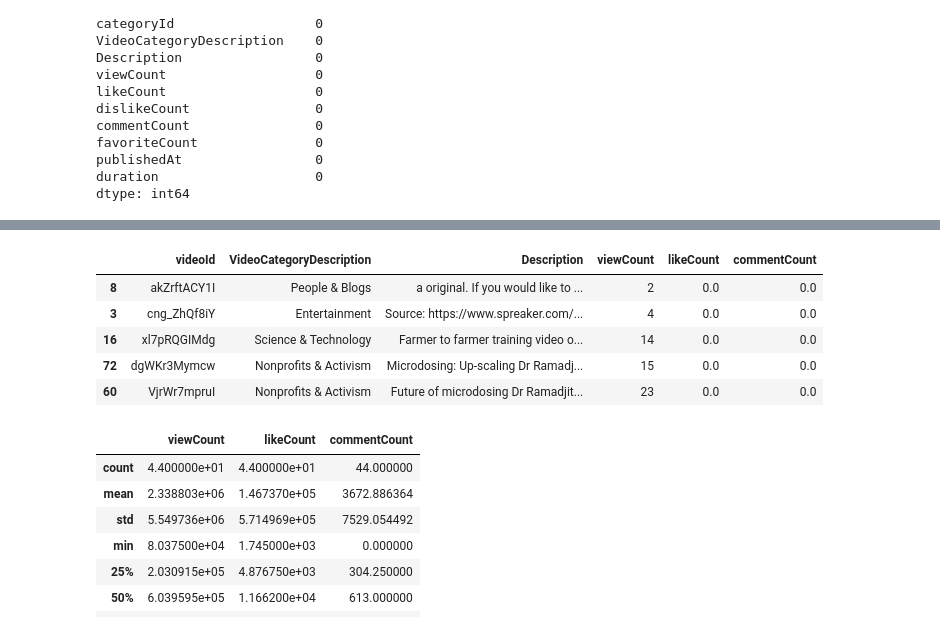
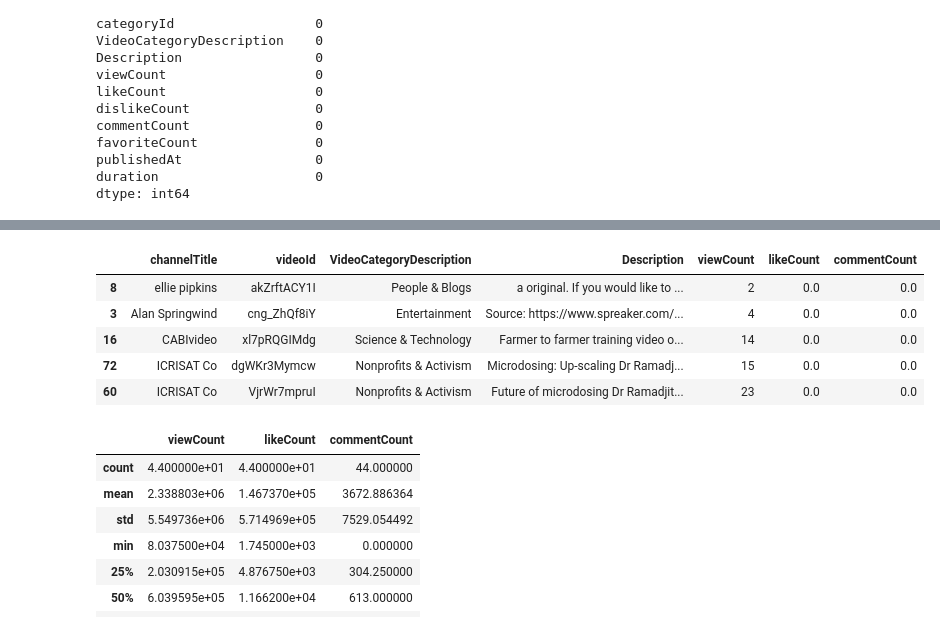
Before and after one commit to Kelvs95/DSM_CAPSTONE_PROJECT, a Jupyter notebook: Capstone_1.ipynb, the cells around one changed output, grey strips where cells are left out. Saved outputs shown, nothing was run; the diff lists cells and outputs as text; code cells hidden in the pictures.

```diff
--- a/Capstone_1.ipynb
+++ b/Capstone_1.ipynb
@@ -10,8 +10,8 @@ sns.set()
 # %%
 # reading CSV files
 
-Ng_data = pd.read_csv("NG_youtube_data.csv")
-US_data = pd.read_csv("us_Youtube_data.csv")
+Ng_data = pd.read_csv("NG_youtube_data.csv", encoding='utf-8')
+US_data = pd.read_csv("us_Youtube_data.csv", encoding='utf-8')
 # %%
 Ng_data.head(3)
 # %% [output]
@@ -212,14 +228,14 @@ Ng_data.head()
 # %%
-US_data =US_data[["videoId", "VideoCategoryDescription", "Description", "viewCount" , "likeCount", "commentCount"]]
+US_data =US_data[["channelTitle","videoId", "VideoCategoryDescription", "Description", "viewCount" , "likeCount", "commentCount"]]
 
 US_data.head(5)
 # %% [output]
-|  | videoId | VideoCategoryDescription | Description | viewCount | likeCount | commentCount |
-| 8 | akZrftACY1I | People & Blogs | a original. If you would like to ... | 2 | 0.0 | 0.0 |
-| 3 | cng_ZhQf8iY | Entertainment | Source: https://www.spreaker.com/... | 4 | 0.0 | 0.0 |
-| 16 | xl7pRQGIMdg | Science & Technology | Farmer to farmer training video o... | 14 | 0.0 | 0.0 |
-| 72 | dgWKr3Mymcw | Nonprofits & Activism | Microdosing: Up-scaling Dr Ramadj... | 15 | 0.0 | 0.0 |
-| 60 | VjrWr7mpruI | Nonprofits & Activism | Future of microdosing Dr Ramadjit... | 23 | 0.0 | 0.0 |
+|  | channelTitle | videoId | VideoCategoryDescription | Description | viewCount | likeCount | commentCount |
+| 8 | ellie pipkins | akZrftACY1I | People & Blogs | a original. If you would like to ... | 2 | 0.0 | 0.0 |
+| 3 | Alan Springwind | cng_ZhQf8iY | Entertainment | Source: https://www.spreaker.com/... | 4 | 0.0 | 0.0 |
+| 16 | CABIvideo | xl7pRQGIMdg | Science & Technology | Farmer to farmer training video o... | 14 | 0.0 | 0.0 |
+| 72 | ICRISAT Co | dgWKr3Mymcw | Nonprofits & Activism | Microdosing: Up-scaling Dr Ramadj... | 15 | 0.0 | 0.0 |
+| 60 | ICRISAT Co | VjrWr7mpruI | Nonprofits & Activism | Future of microdosing Dr Ramadjit... | 23 | 0.0 | 0.0 |
 # %%
 Ng_data.describe()
 # %% [output]
```
Also changed, not shown: parts of 21 cells of this notebook.
